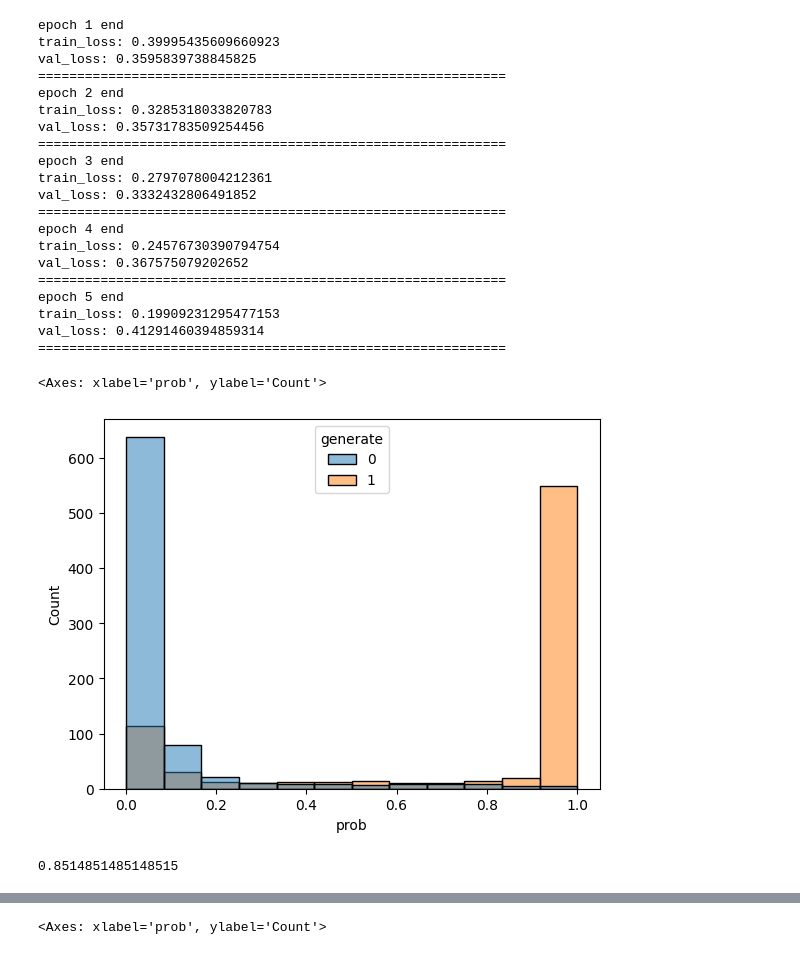
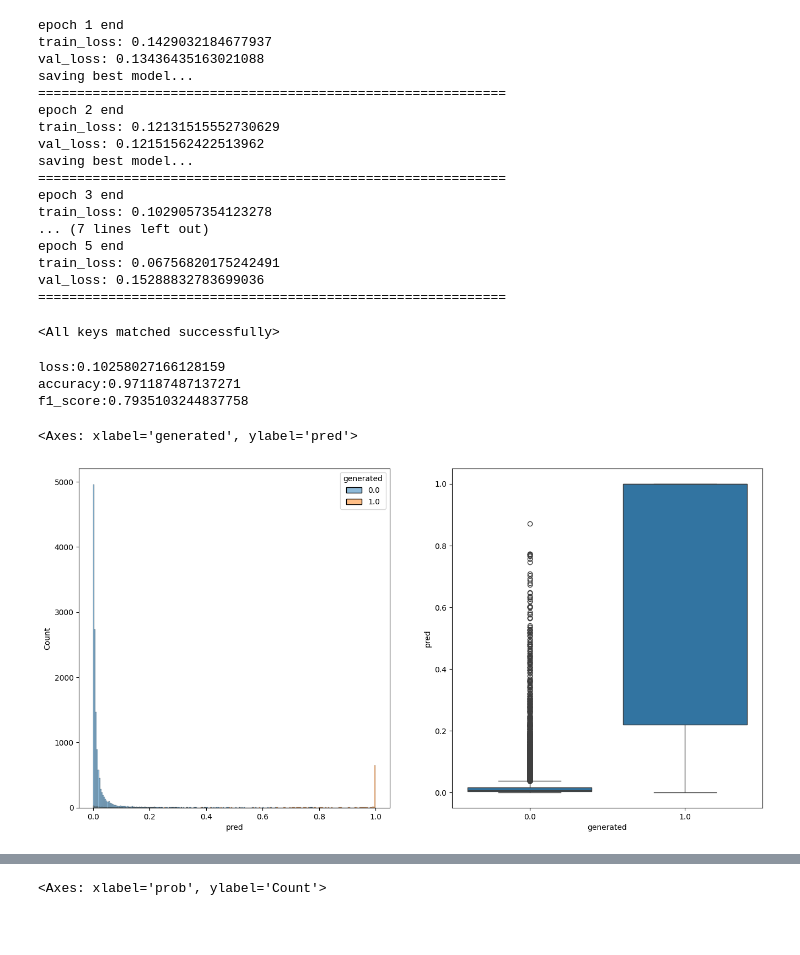
Before and after one commit to oudedong/LLM_project, a Jupyter notebook: best.ipynb, the cells around one changed output, grey strips where cells are left out. Drawn from its saved outputs; the diff is of its cells as text; code cells hidden in the pictures; blank space fills up the shorter version.

Commit message:
add dataloading, train call_backs and some metrics

```diff
--- a/best.ipynb
+++ b/best.ipynb
@@ -34,3 +12,5 @@ len(ds_mixed['validation'])
+# %%
+ds_test, ds_validation = balanced_train_test_split(ds_test,ratio=0.5)
 # %%
 import torch.nn as nn
 from utils.models import *
@@ -44,6 +24,6 @@ from transformers import DataCollatorWithPadding
 
 num_epochs = 5
 collator = DataCollatorWithPadding(tokenizer=tok)
-train_model(model, ds_mixed['train'],ds_mixed['validation'], optimizer, collator,criterion)
+train_model(model, ds_train, ds_test, optimizer, collator,criterion)
 # %% [output]
 epoch 1 end
@@ -98,25 +78,27 @@ criterion = nn.BCEWithLogitsLoss(pos_weight=None)  # 균형이면 None
 optimizer = get_optimizer(model)
 collator = DataCollatorWithPadding(tokenizer=tok)
 
-train_model(model, ds_mixed['train'], ds_mixed['validation'], optimizer, collator, criterion)
+train_model(model, ds_train, ds_test, optimizer, collator, criterion, call_backs=[Save_best_model('temp'), Early_stop()])
 # %% [output]
 epoch 1 end
-train_loss: 0.39995435609660923
-val_loss: 0.3595839738845825
+train_loss: 0.1429032184677937
+val_loss: 0.13436435163021088
+saving best model...
 ============================================================
 epoch 2 end
-train_loss: 0.3285318033820783
-val_loss: 0.35731783509254456
+train_loss: 0.12131515552730629
+val_loss: 0.12151562422513962
+saving best model...
 ============================================================
 epoch 3 end
-train_loss: 0.2797078004212361
-val_loss: 0.3332432806491852
+train_loss: 0.1029057354123278
+... (7 lines left out)
+epoch 5 end
+train_loss: 0.06756820175242491
+val_loss: 0.15288832783699036
 ============================================================
-epoch 4 end
-train_loss: 0.24576730390794754
-val_loss: 0.367575079202652
-============================================================
-epoch 5 end
-train_loss: 0.19909231295477153
-val_loss: 0.41291460394859314
-============================================================
+# %%
+state_dict = torch.load('temp',map_location='cuda')
+model.load_state_dict(state_dict)
+# %% [output]
+<All keys matched successfully>
@@ -123,18 +113,22 @@ val_loss: 0.41291460394859314
 # %%
-probs_generated, _ = get_preds(model, ds_generated['validation'], collator)
-probs_non_generated, _ = get_preds(model, ds_non_generated['validation'].select(range(len(ds_generated['validation']))), collator)
+preds, targets = get_preds(model, ds_validation, collator)
+print(f'loss:{evaluate(model, ds_validation, criterion, collator)}')
+print(f'accuracy:{get_metric(preds, targets, 0.6, 'accuracy')}')
+print(f'f1_score:{get_metric(preds, targets, 0.6, 'f1_score')}')
+
 import pandas as pd
 ret = pd.DataFrame({
-    'prob': probs_generated + probs_non_generated,
-    'generate': [1]*len(probs_generated) + [0]*len(probs_non_generated),
+    'pred': preds,
+    'generated': targets,
 })
 import seaborn as sns
-sns.histplot(ret, x='prob', hue='generate')
+import matplotlib.pyplot as plt
+fig, ax = plt.subplots(1,2,figsize=(16,8))
+sns.histplot(ret, x='pred', hue='generated', ax=ax[0])
+sns.boxplot(ret, x='generated', y='pred', ax=ax[1])
 # %% [output]
-<Axes: xlabel='prob', ylabel='Count'>
+loss:0.10258027166128159
+accuracy:0.971187487137271
+f1_score:0.7935103244837758
+<Axes: xlabel='generated', ylabel='pred'>
-[figure, old version]
+[figure, new version]
-# %%
-import datasets
-get_accuracy(model, datasets.concatenate_datasets([ds_generated['validation'],ds_non_generated['validation'].select(range(len(ds_generated['validation'])))]),0.6,collator)
-# %% [output]
-0.8514851485148515
```
Also changed, not shown: parts of 20 cells of this notebook, 2 other files.
